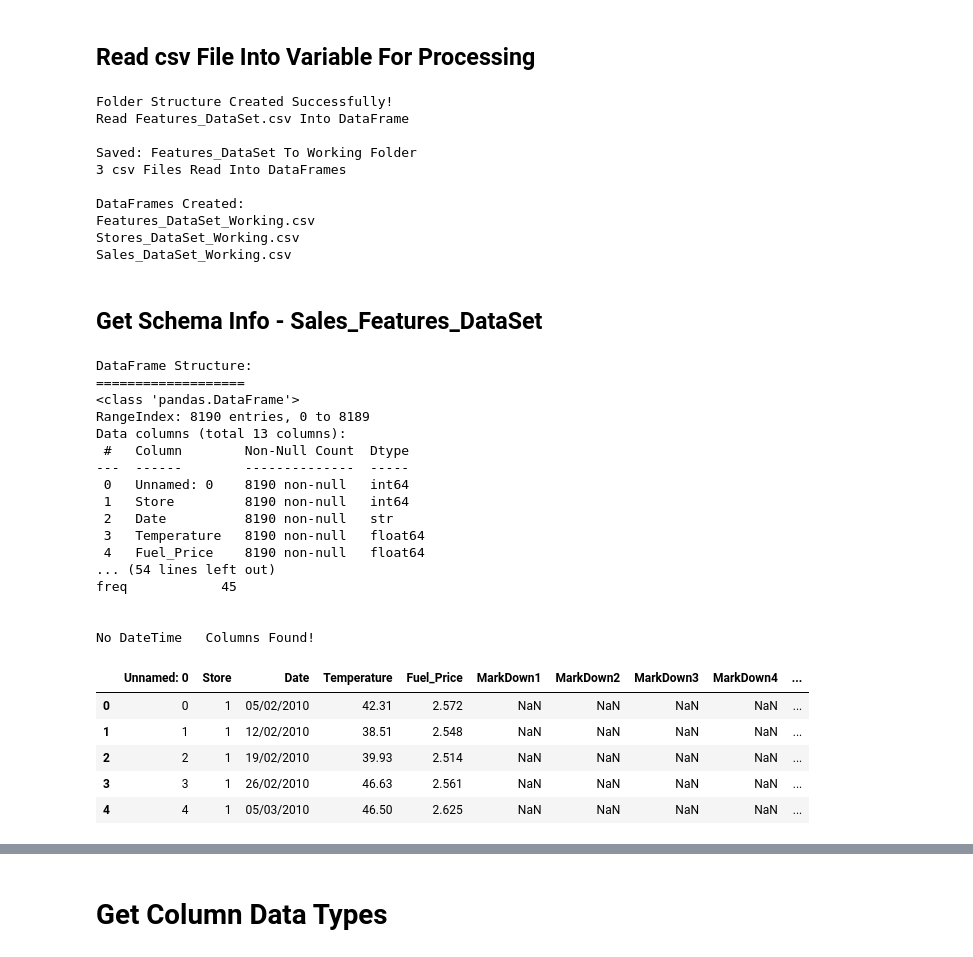
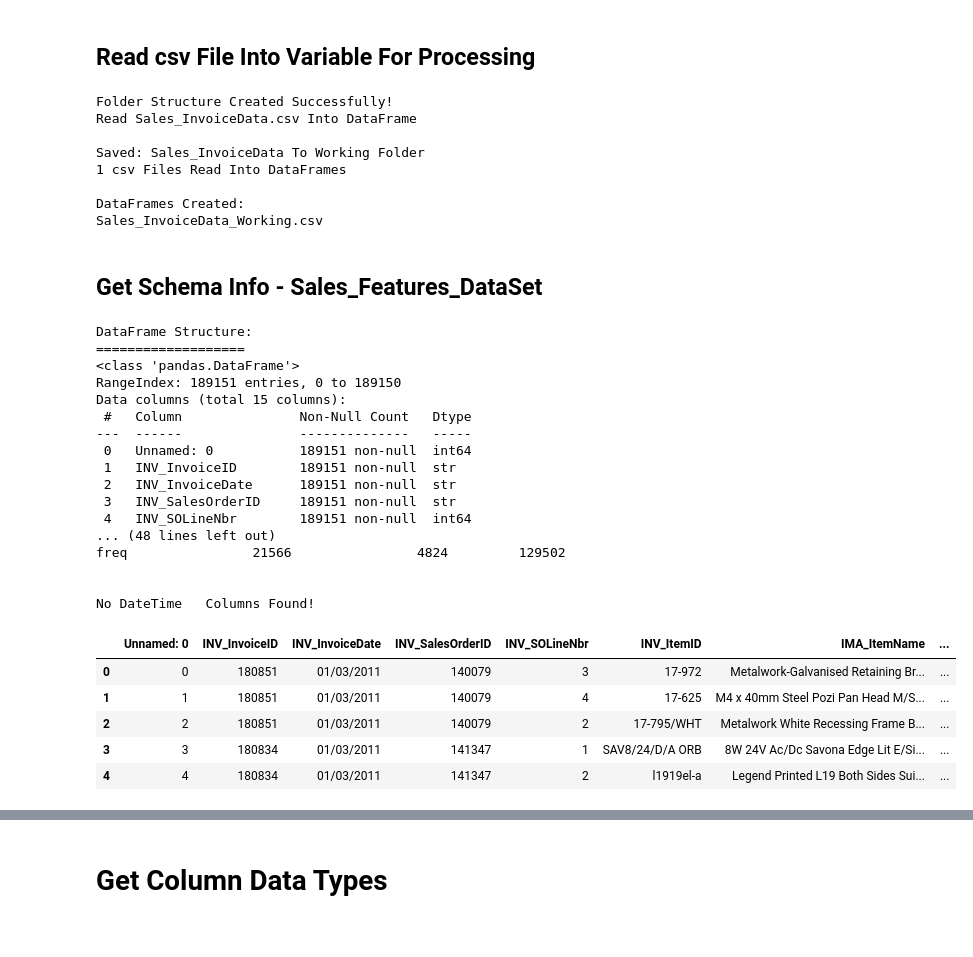
Before and after one commit to RogerWilliams2026/Project3-SalesAnalysis, a Jupyter notebook: jupyter_notebooks/Notebook_ETL_Sales_DataSet.ipynb, the cells around one changed output, grey strips where cells are left out. Saved outputs shown, nothing was run; the diff lists cells and outputs as text; code cells hidden in the pictures.

```diff
--- a/jupyter_notebooks/Notebook_ETL_Sales_DataSet.ipynb
+++ b/jupyter_notebooks/Notebook_ETL_Sales_DataSet.ipynb
@@ -117,53 +125,51 @@ Current Directory:
 ## Read csv File Into Variable For Processing
 # %%
 #read csv file into DataFrame
-dfSales_Features_DataSet = modETL.funcReadFileReturnDataFrame("Features_DataSet.csv")
+dfSales_DataSet = modETL.funcReadFileReturnDataFrame("Sales_InvoiceData.csv")
 #save as working csv file
-modETL.funcSaveDataFrameToWorkingFile(dfSales_Features_DataSet)
+modETL.funcSaveDataFrameToWorkingFile(dfSales_DataSet)
 
 #read file from working files folder
 #ETL library returns a dictionary of all files in the folder with the attribute name
 #set to the actual csv filename
 dictDataFrames = modETL.funcReadWorkingFilesReturnDictionary()
-dfSales_Features_DataSet = dictDataFrames["Features_DataSet_Working.csv"]
+dfSales_DataSet = dictDataFrames["Sales_InvoiceData_Working.csv"]
 # %% [output]
 Folder Structure Created Successfully!
-Read Features_DataSet.csv Into DataFrame
+Read Sales_InvoiceData.csv Into DataFrame
 
-Saved: Features_DataSet To Working Folder
-3 csv Files Read Into DataFrames
+Saved: Sales_InvoiceData To Working Folder
+1 csv Files Read Into DataFrames
 
 DataFrames Created:
-Features_DataSet_Working.csv
-Stores_DataSet_Working.csv
-Sales_DataSet_Working.csv
+Sales_InvoiceData_Working.csv
 # %% [markdown]
 ## Get Schema Info - Sales_Features_DataSet
 # %%
-modETL.funcGetStructure(dfSales_Features_DataSet)
-dfSales_Features_DataSet.head()
+modETL.funcGetStructure(dfSales_DataSet)
+dfSales_DataSet.head()
 # %% [output]
 DataFrame Structure:
 ===================
 <class 'pandas.DataFrame'>
-RangeIndex: 8190 entries, 0 to 8189
-Data columns (total 13 columns):
- #   Column        Non-Null Count  Dtype
----  ------        --------------  -----
- 0   Unnamed: 0    8190 non-null   int64
- 1   Store         8190 non-null   int64
- 2   Date          8190 non-null   str
- 3   Temperature   8190 non-null   float64
- 4   Fuel_Price    8190 non-null   float64
-... (54 lines left out)
-freq            45
+RangeIndex: 189151 entries, 0 to 189150
+Data columns (total 15 columns):
+ #   Column               Non-Null Count   Dtype
+---  ------               --------------   -----
+ 0   Unnamed: 0           189151 non-null  int64
+ 1   INV_InvoiceID        189151 non-null  str
+ 2   INV_InvoiceDate      189151 non-null  str
+ 3   INV_SalesOrderID     189151 non-null  str
+ 4   INV_SOLineNbr        189151 non-null  int64
+... (48 lines left out)
+freq                21566                4824         129502
 
 
 No DateTime   Columns Found!
-|  | Unnamed: 0 | Store | Date | Temperature | Fuel_Price | MarkDown1 | MarkDown2 | MarkDown3 | MarkDown4 | ... |
-| 0 | 0 | 1 | 05/02/2010 | 42.31 | 2.572 | NaN | NaN | NaN | NaN | ... |
-| 1 | 1 | 1 | 12/02/2010 | 38.51 | 2.548 | NaN | NaN | NaN | NaN | ... |
-| 2 | 2 | 1 | 19/02/2010 | 39.93 | 2.514 | NaN | NaN | NaN | NaN | ... |
-| 3 | 3 | 1 | 26/02/2010 | 46.63 | 2.561 | NaN | NaN | NaN | NaN | ... |
-| 4 | 4 | 1 | 05/03/2010 | 46.50 | 2.625 | NaN | NaN | NaN | NaN | ... |
+|  | Unnamed: 0 | INV_InvoiceID | INV_InvoiceDate | INV_SalesOrderID | INV_SOLineNbr | INV_ItemID | IMA_ItemName | ... |
+| 0 | 0 | 180851 | 01/03/2011 | 140079 | 3 | 17-972 | Metalwork-Galvanised Retaining Br... | ... |
+| 1 | 1 | 180851 | 01/03/2011 | 140079 | 4 | 17-625 | M4 x 40mm Steel Pozi Pan Head M/S... | ... |
+| 2 | 2 | 180851 | 01/03/2011 | 140079 | 2 | 17-795/WHT | Metalwork White Recessing Frame B... | ... |
+| 3 | 3 | 180834 | 01/03/2011 | 141347 | 1 | SAV8/24/D/A ORB | 8W 24V Ac/Dc Savona Edge Lit E/Si... | ... |
+| 4 | 4 | 180834 | 01/03/2011 | 141347 | 2 | l1919el-a | Legend Printed L19 Both Sides Sui... | ... |
 # %% [markdown]
```
Also changed, not shown: parts of 49 cells of this notebook, 42 other files.
